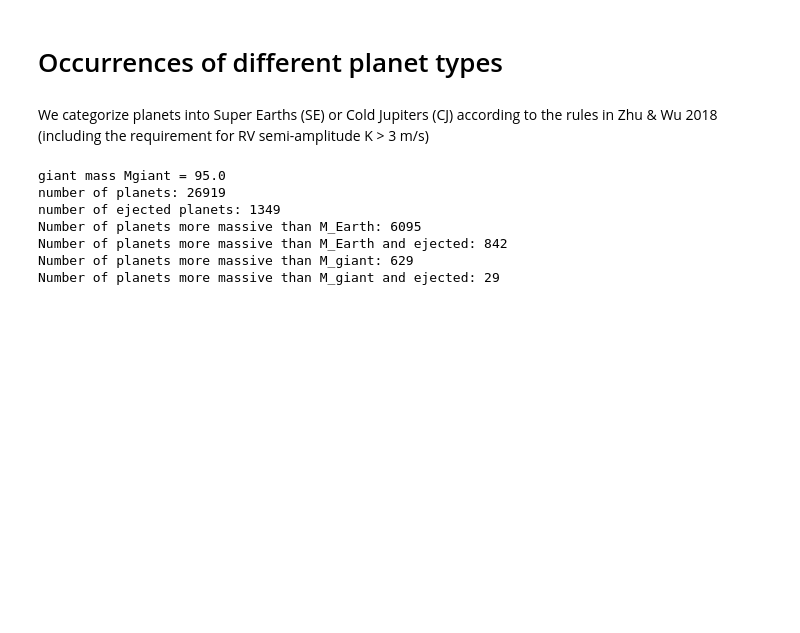
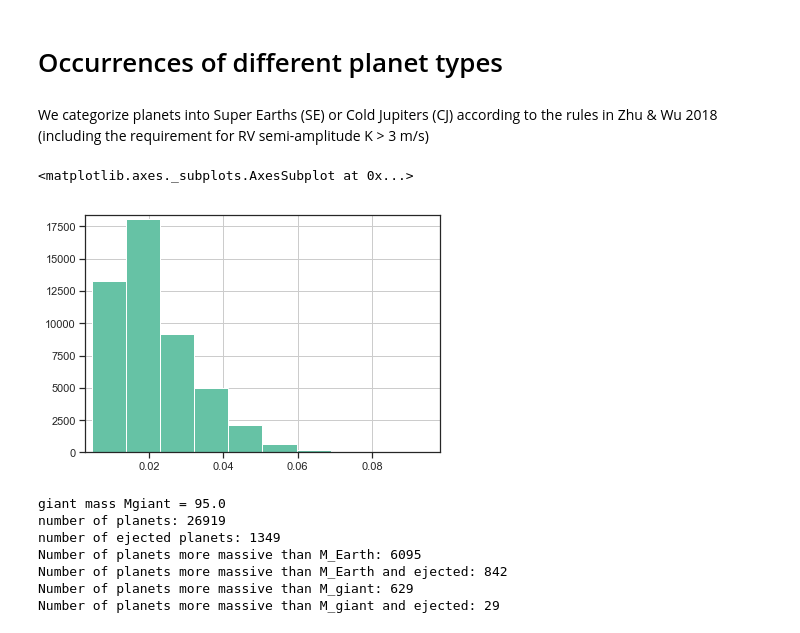
Before and after one commit to matiscke/popsyntools, a Jupyter notebook: notebooks/20180814_SECJrelations.ipynb, the cells around one changed output. Cells and saved outputs as stored; diff of their text form; code cells hidden in the pictures; blank space fills up the shorter version.

```diff
--- a/notebooks/20180814_SECJrelations.ipynb
+++ b/notebooks/20180814_SECJrelations.ipynb
@@ -95,6 +114,11 @@ fig.savefig(outputs + 'J34/j34occurrence.eps')
 # Occurrences of different planet types
 # %% [markdown]
 We categorize planets into Super Earths (SE) or Cold Jupiters (CJ) according to the rules in Zhu & Wu 2018 (including the requirement for RV semi-amplitude K > 3 m/s)
+# %%
+np.log10(pop.dust2gas.hist()
+# %% [output]
+<matplotlib.axes._subplots.AxesSubplot at 0x...>
+[figure, added]
 # %%
 pop = stats.categorizePlanets(pop, ZhuWu18=True)
 stats.print_categories(pop, Mgiant=95.)
```
Also changed, not shown: parts of 51 cells of this notebook.
